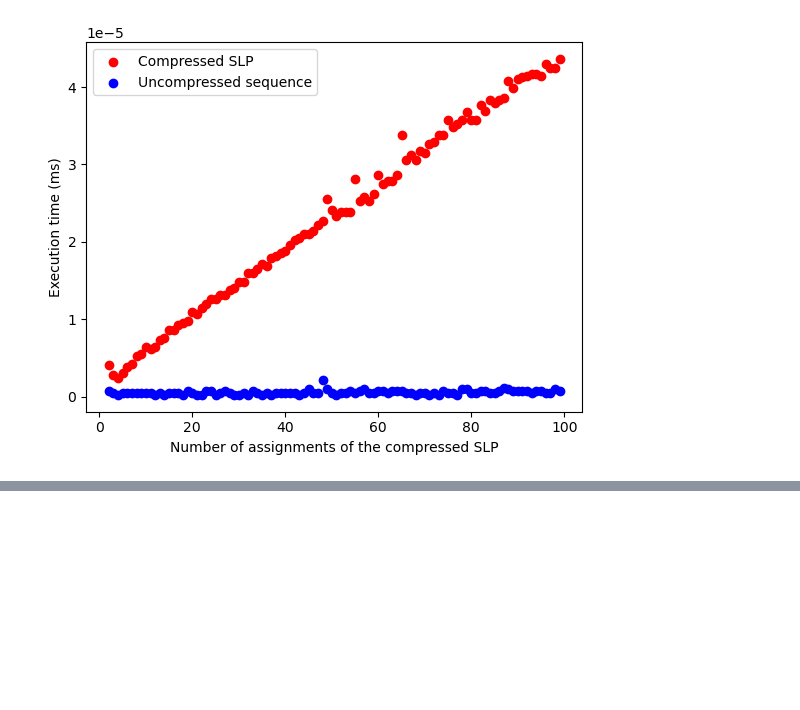
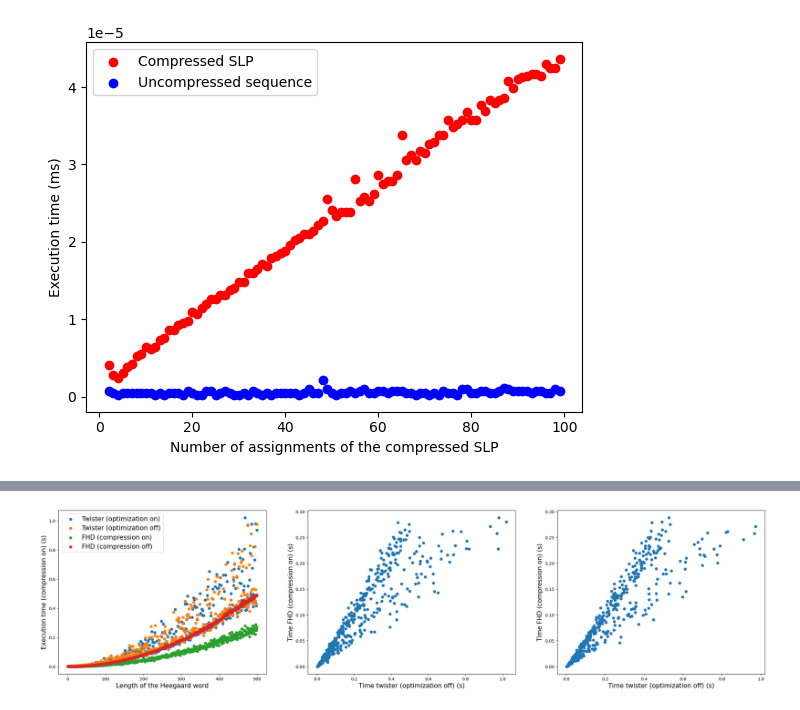
Before and after one commit to HLovisiEnnes/FHDpy, a Jupyter notebook: Tests.ipynb, the cells around one changed output, grey strips where cells are left out. Drawn from its saved outputs; the diff is of its cells as text; code cells hidden in the pictures; blank space fills up the shorter version.

```diff
--- a/Tests.ipynb
+++ b/Tests.ipynb
@@ -415,0 +723,65 @@ plt.show()
+# %%
+n_max = 500
+
+time_twister = []
+time_twister_no_optimization = []
+time_fhd = []
+time_fhd_no_compression = []
+
+
+fhd_diagram = FHD.FHDLong(alpha_curves_standard, alpha_curves_edges, generators_standard, generators_edge)
+
+for n in range(1,n_max):
+    gluing = double_torus.random_word(n)
+
+    start = time.time()
+    manifold_optimized = double_torus.splitting(gluing = gluing, handles= 'a*e*A*E')
+    manifold_optimized.homology()
+    end = time.time()
+    time_twister.append(end-start)
+
+    start = time.time()
+    manifold_not_optimized = double_torus.splitting(gluing = gluing, handles= 'a*e*A*E', optimize = False)
+    manifold_not_optimized.homology()
+    end = time.time()
+    time_twister_no_optimization.append(end-start)
+
+    start = time.time()
+    fhd_diagram.reset()
+    fhd_diagram.dehn_twist(gluing, compress = True)
+    fhd_diagram.homology()
+    end = time.time()
+    time_fhd.append(end-start)
+
+
+    start = time.time()
+    fhd_diagram.reset()
+    fhd_diagram.dehn_twist(gluing, compress = False)
+    fhd_diagram.homology()
+    end = time.time()
+    time_fhd_no_compression.append(end-start)
+
+
+
+fig, axs = plt.subplots(1,3, figsize = (30,7))
+
+axs[0].scatter(range(1,n_max), time_twister, label = 'Twister (optimization on)')
+axs[0].scatter(range(1,n_max), time_twister_no_optimization, label = 'Twister (optimization off)')
+axs[0].scatter(range(1,n_max), time_fhd, label = 'FHD (compression on)')
+axs[0].scatter(range(1,n_max), time_fhd_no_compression, label = 'FHD (compression off)')
+axs[0].legend(fontsize = 15)
+axs[0].set_xlabel('Length of the Heegaard word', fontsize = 15)
+axs[0].set_ylabel('Execution time (compression on) (s)', fontsize = 15)
+
+axs[1].scatter(time_twister, time_fhd)
+axs[1].set_xlabel( 'Time twister (optimization off) (s)', fontsize = 15)
+axs[1].set_ylabel('Time FHD (compression on) (s)', fontsize = 15)
+
+axs[2].scatter(time_twister_no_optimization, time_fhd)
+axs[2].set_xlabel( 'Time twister (optimization off) (s)', fontsize = 15)
+axs[2].set_ylabel('Time FHD (compression on) (s)', fontsize = 15)
+
+plt.savefig('Images/random_genus_2.pdf')
+plt.show()
+# %% [output]
+[figure, added]
```
Also changed, not shown: parts of 32 cells of this notebook, 5 other files.
